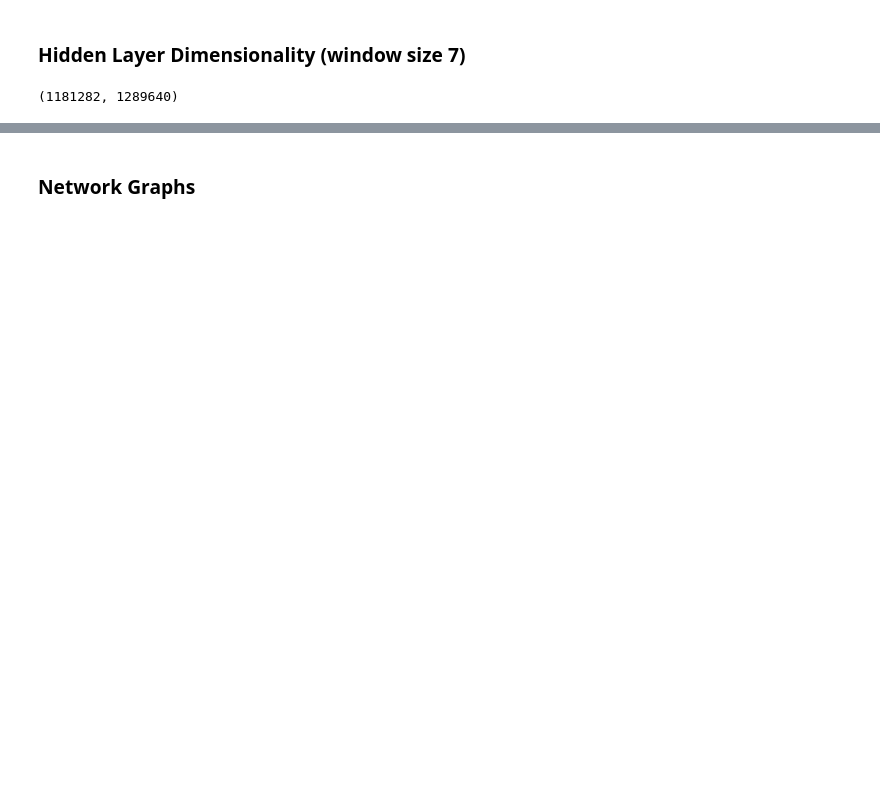
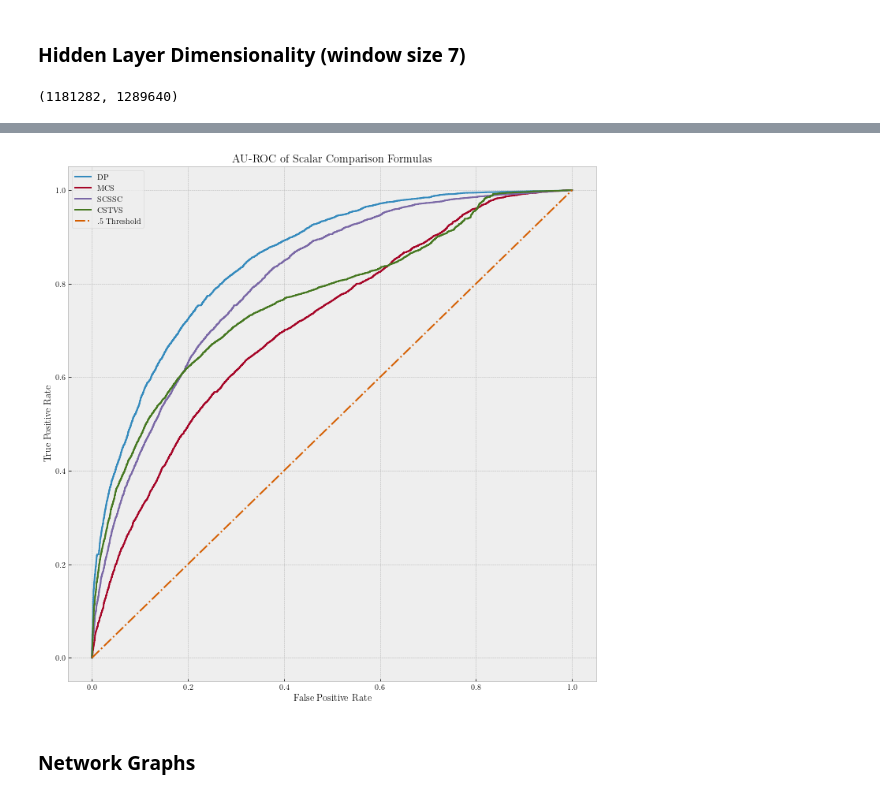
Before and after one commit to brownworth/TwitterDisaster, a Jupyter notebook: ThesisCode.ipynb, the cells around one changed output, grey strips where cells are left out. Drawn from its saved outputs; the diff is of its cells as text; code cells hidden in the pictures; blank space fills up the shorter version.

Commit message:
AU-ROC Optimized
AU-ROC graph of NN with optimized parameters

```diff
--- a/ThesisCode.ipynb
+++ b/ThesisCode.ipynb
@@ -642,0 +643,14 @@ opt_vector_model.train(tweets_tokens, total_examples=len(tweet_text), epochs=10)
+# %%
+for i in ['dp','mcs','scssc','cstvs']:
+#     create strings for column heads
+    sw = f'sw_{i}'
+    mmsw = f'MM_{sw}'
+
+#     Scoring tweets in this column:
+    tweet_encoded[sw] = tweet_encoded.tweet_text.apply(scalarFunctions,args=(opt_vector_model,i))
+
+#     column of scores for this iteration
+    tweet_scores = tweet_encoded[sw]
+
+#     calculating Min Max Scaling for this column
+    tweet_encoded[mmsw] = ((tweet_scores - tweet_scores.min())* 100) / (tweet_scores.max() - tweet_scores.min())
@@ -643,3 +667,17 @@ opt_vector_model.train(tweets_tokens, total_examples=len(tweet_text), epochs=10)
+# %%
+fig_roc_s = plt.figure(figsize=(12,12),facecolor='w')
+for i in ['dp','mcs','scssc','cstvs']:
+    fpr, tpr, thresholds = roc_curve(tweet_encoded['irma_rel'],tweet_encoded[f'MM_sw_{i}'])
+    plt.plot(fpr,tpr,label=i.upper())
+plt.plot([0,1],[0,1],linestyle="-.",label=".5 Threshold")
+plt.xlabel("False Positive Rate")
+plt.ylabel("True Positive Rate")
+plt.title("AU-ROC of Scalar Comparison Formulas")
+plt.legend()
+plt.show()
+fig_roc_s.savefig(f'./figures/scalar_roc_curve.pdf',bbox_inches='tight')
+# %% [output]
+[figure, added]
 # %% [markdown]
 ### Network Graphs
 # %%
```
Also changed, not shown: parts of 14 cells of this notebook.
